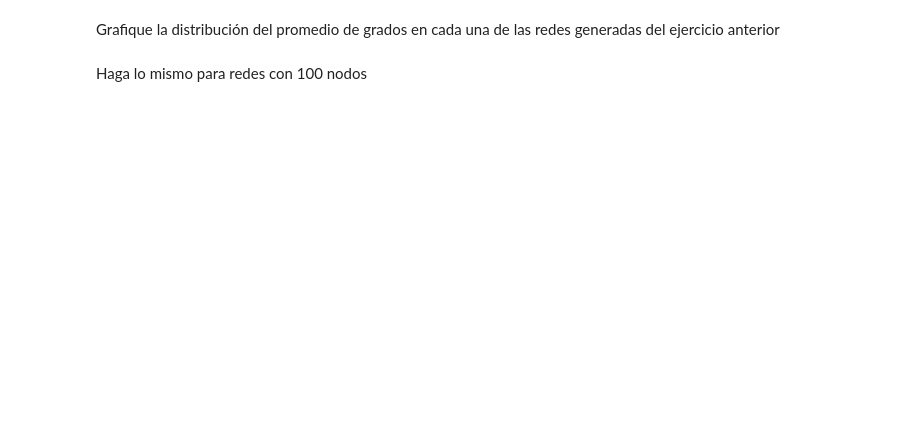
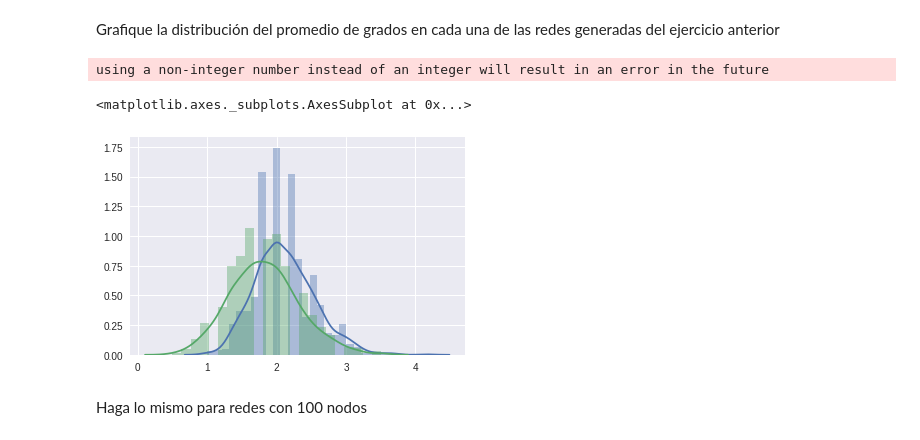
Before and after one commit to spulido99/NetworksAnalysis, a Jupyter notebook: santiagoangee/Ejercicios 1.2 Weak Ties & Random Networks.ipynb, the cells around one changed output. Cells and saved outputs as stored; diff of their text form; code cells hidden in the pictures; blank space fills up the shorter version.

```diff
--- a/santiagoangee/Ejercicios 1.2 Weak Ties & Random Networks.ipynb
+++ b/santiagoangee/Ejercicios 1.2 Weak Ties & Random Networks.ipynb
@@ -376,4 +433,38 @@ genere 1000 redes aleatorias N = 12, p = 1/6 y grafique la distribución del nú
 # %% [markdown]
 Grafique la distribución del promedio de grados en cada una de las redes generadas del ejercicio anterior
+# %%
+% matplotlib inline
+# Transform the list of lists of edges to a list of dicts, this is done to
+# calculate the average degree distribution in the next methods
+
+networks1_graph = [edges_to_graph(edges) for edges in networks1]
+
+def degrees(graph):
+    degrees = {}
+    for node, links in graph.items():
+        degrees[node] = len(links)
+    return degrees
+
+def avg_degree(graph):
+    dgrs = degrees(graph)
+    return float(sum(dgrs.values()))/len(dgrs)
+
+avg_degrees1 = [avg_degree(network) for network in networks1_graph]
+
+ax = sns.distplot(avg_degrees1)
+
+
+""" With NetworkX """
+def avg_degree_nx(graph):
+    graph_degrees = graph.degree()
+    return float(sum(graph_degrees.values()))/len(graph_degrees)
+
+avg_degrees2 = [avg_degree_nx(network) for network in networks2]
+
+sns.distplot(avg_degrees2)
+# %% [output]
+using a non-integer number instead of an integer will result in an error in the future
+<matplotlib.axes._subplots.AxesSubplot at 0x...>
+[figure, added]
 # %% [markdown]
 Haga lo mismo para redes con 100 nodos
```
Also changed, not shown: parts of 6 cells of this notebook, 2 other files.
